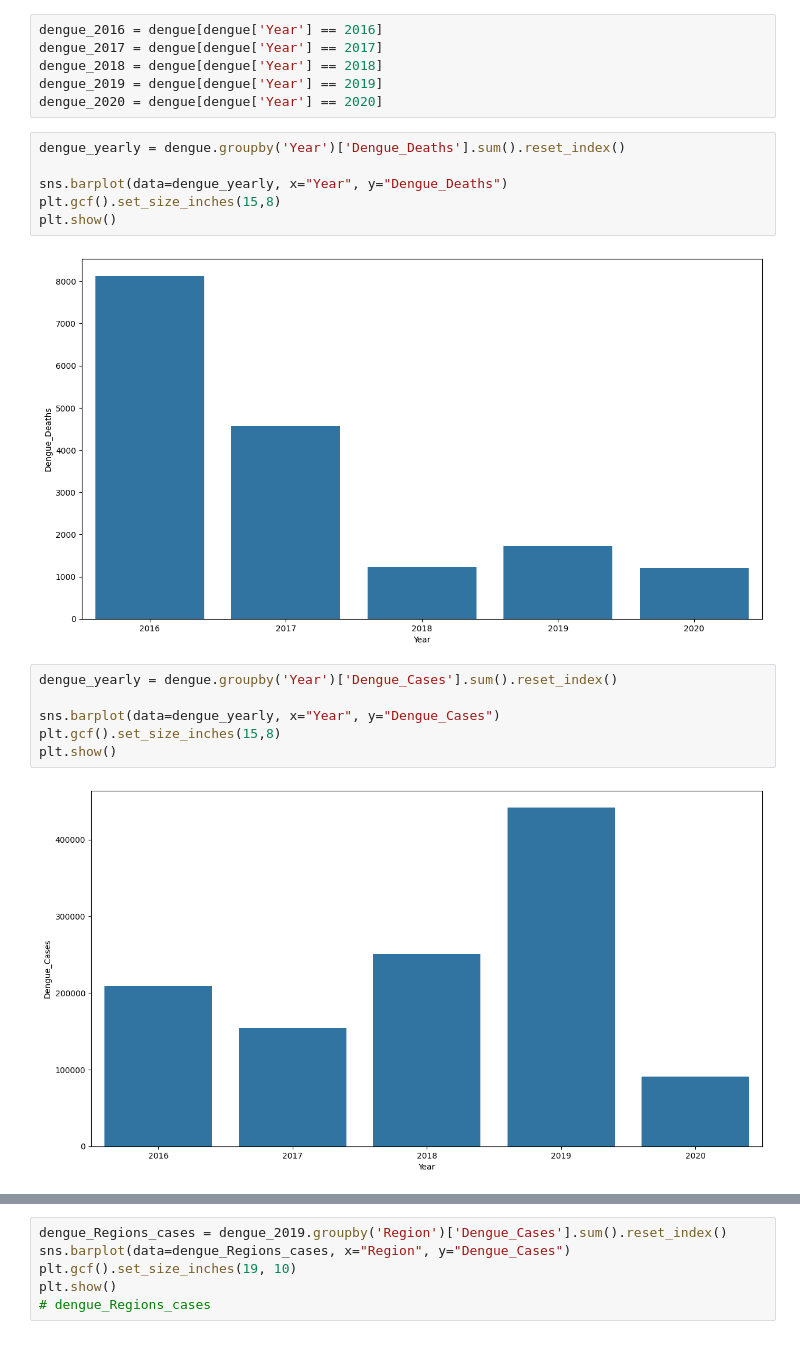
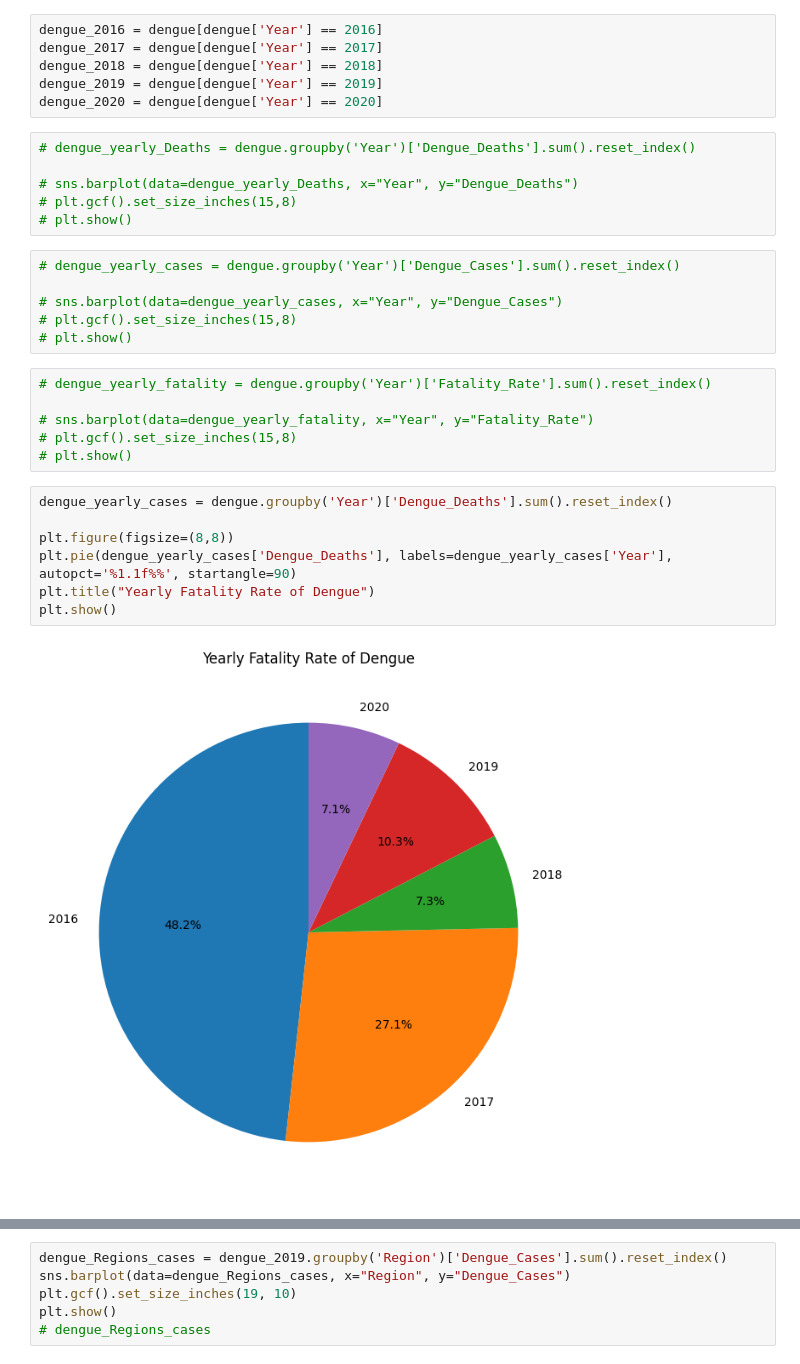
Before and after one commit to Jomarie0/Activity-5-repository, a Jupyter notebook: Activity5.ipynb, the cells around one changed output, grey strips where cells are left out. Drawn from its saved outputs; the diff is of its cells as text.

```diff
--- a/Activity5.ipynb
+++ b/Activity5.ipynb
@@ -62,18 +62,29 @@ dengue_2018 = dengue[dengue['Year'] == 2018]
 dengue_2019 = dengue[dengue['Year'] == 2019]
 dengue_2020 = dengue[dengue['Year'] == 2020]
 # %%
-dengue_yearly = dengue.groupby('Year')['Dengue_Deaths'].sum().reset_index()
+# dengue_yearly_Deaths = dengue.groupby('Year')['Dengue_Deaths'].sum().reset_index()
 
-sns.barplot(data=dengue_yearly, x="Year", y="Dengue_Deaths")
-plt.gcf().set_size_inches(15,8)
-plt.show()
+# sns.barplot(data=dengue_yearly_Deaths, x="Year", y="Dengue_Deaths")
+# plt.gcf().set_size_inches(15,8)
+# plt.show()
-# %% [output]
-[figure, removed]
 # %%
-dengue_yearly = dengue.groupby('Year')['Dengue_Cases'].sum().reset_index()
+# dengue_yearly_cases = dengue.groupby('Year')['Dengue_Cases'].sum().reset_index()
 
-sns.barplot(data=dengue_yearly, x="Year", y="Dengue_Cases")
-plt.gcf().set_size_inches(15,8)
-plt.show()
+# sns.barplot(data=dengue_yearly_cases, x="Year", y="Dengue_Cases")
+# plt.gcf().set_size_inches(15,8)
+# plt.show()
-# %% [output]
-[figure, removed]
+# %%
+# dengue_yearly_fatality = dengue.groupby('Year')['Fatality_Rate'].sum().reset_index()
+
+# sns.barplot(data=dengue_yearly_fatality, x="Year", y="Fatality_Rate")
+# plt.gcf().set_size_inches(15,8)
+# plt.show()
+# %%
+dengue_yearly_cases = dengue.groupby('Year')['Dengue_Deaths'].sum().reset_index()
+
+plt.figure(figsize=(8,8))
+plt.pie(dengue_yearly_cases['Dengue_Deaths'], labels=dengue_yearly_cases['Year'], autopct='%1.1f%%', startangle=90)
+plt.title("Yearly Fatality Rate of Dengue")
+plt.show()
+# %% [output]
+[figure, added]
```
Also changed, not shown: parts of 77 cells of this notebook.
